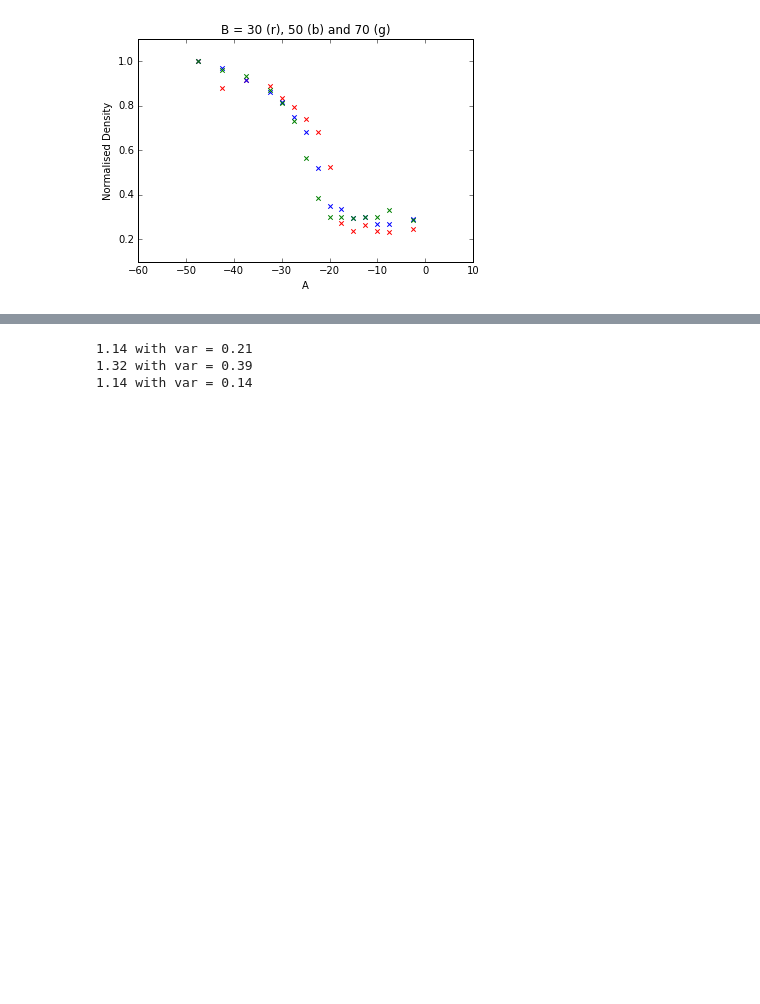
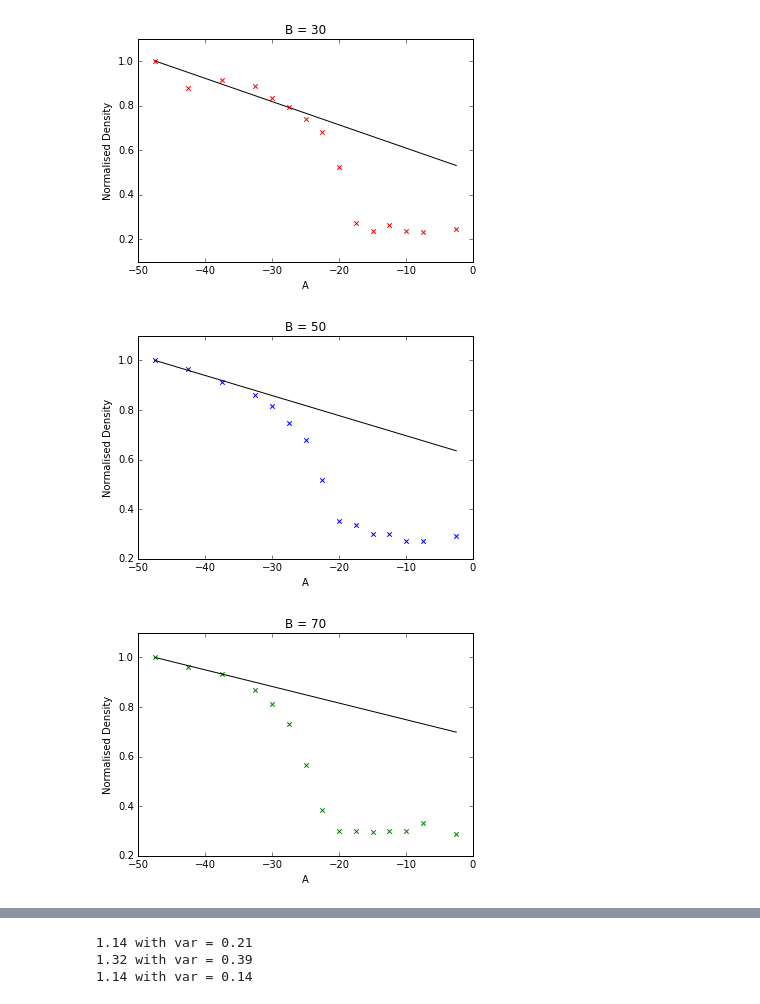
Before and after one commit to phillipcrout/dpd, a Jupyter notebook: condensation_experiment_2/EDA.ipynb, the cells around one changed output, grey strips where cells are left out. Cells and saved outputs as stored; diff of their text form; code cells hidden in the pictures; blank space fills up the shorter version.

```diff
--- a/condensation_experiment_2/EDA.ipynb
+++ b/condensation_experiment_2/EDA.ipynb
@@ -3,27 +3,27 @@ import pandas as pd
 from matplotlib import pyplot as plt
 import numpy as np
 %matplotlib inline
-# %%
-output = pd.read_csv('outpute7.txt',header=None,delimiter='\t',names=['A','B','d'])
-A = output.A
-B = output.B
-d = output.d
 # %%
 def theoretical_density(A,B):
     return 3.1 + -1.121*A*(B-1.136)**(-0.852)
 # %%
-A_space = np.linspace(-50,0,num=100)
+output = pd.read_csv('outpute7.txt',header=None,delimiter='\t',names=['A','B','d'])
+A,B,d = output.A,output.B,output.d
+
+A_space = np.linspace(-47.5,-2.5,num=100)
 for e in [[30,'r'],[50,'b'],[70,'g']]:
     B_val,c = e[0],e[1]
     mask = (B==B_val)
     td = theoretical_density(A_space,B_val)
-    #plt.figure()
+    plt.figure()
     plt.scatter(A[mask],d[mask]/np.max(d[mask]),color=c,marker='x')
-    #plt.plot(A_space,td,color='k')
+    plt.plot(A_space,td/np.max(td),color='k')
     plt.xlabel('A')
-    plt.title('B = 30 (r), 50 (b) and 70 (g)')
+    plt.title('B = ' + str(B_val))
     plt.ylabel('Normalised Density')
-
-plt.savefig('3_constant_B_values.png')
+    save_string = 'A_constant_B_'  + str(B_val) +'.png'
+    plt.savefig(save_string)
 # %% [output]
-[figure, old version]
+[figure, new version]
+[figure, added]
+[figure, added]
```
Also changed, not shown: parts of 4 cells of this notebook, 9 other files.
